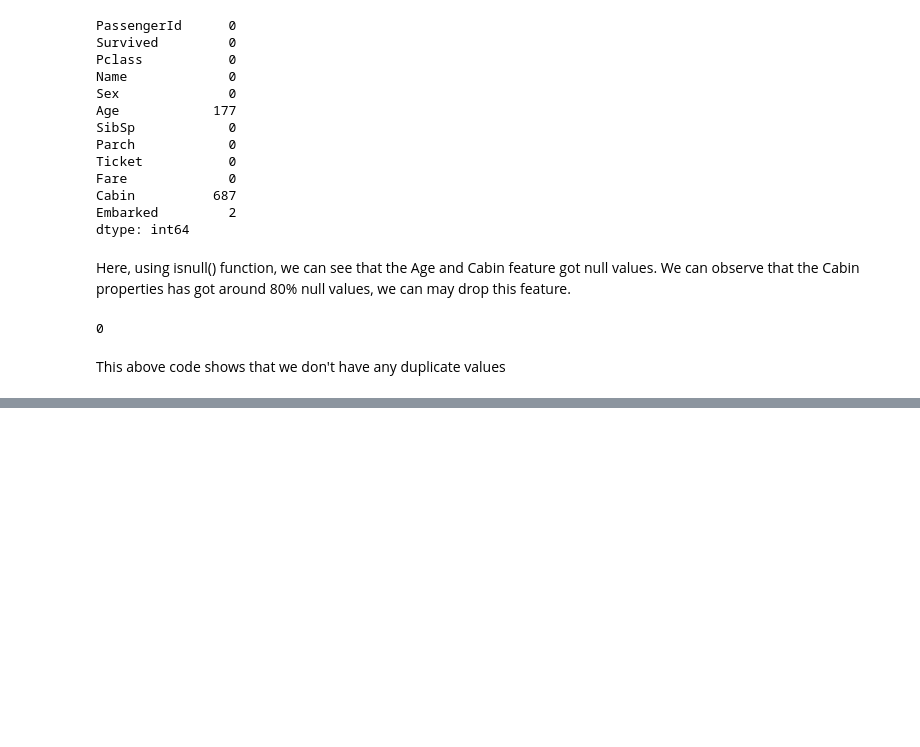
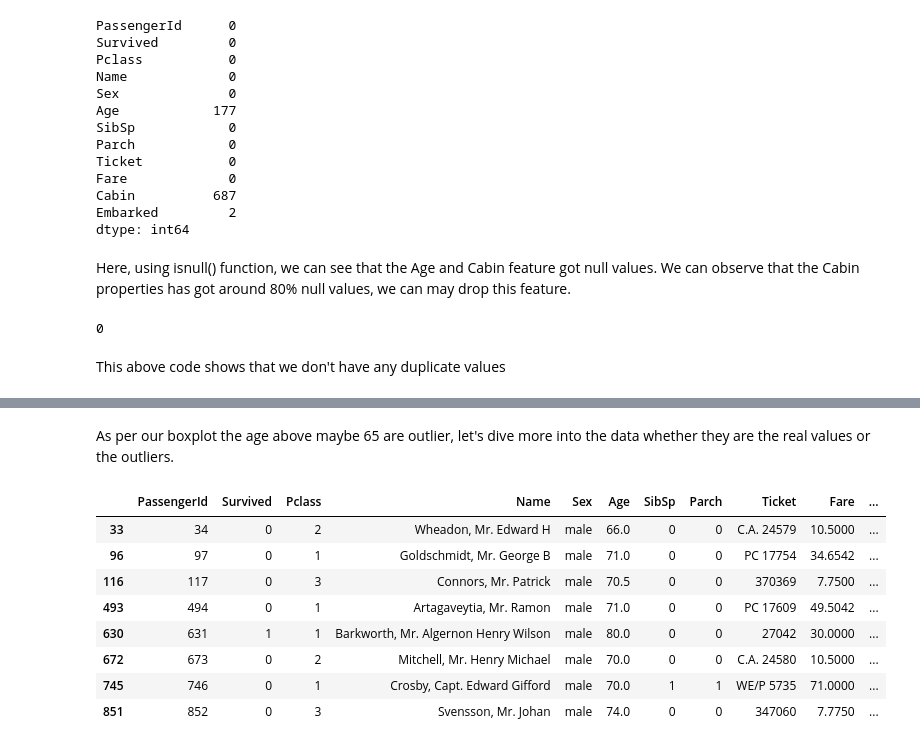
Before and after one commit to niteshpantha/titanic_data, a Jupyter notebook: titanic_analysis.ipynb, the cells around one changed output, grey strips where cells are left out. Saved outputs shown, nothing was run; the diff lists cells and outputs as text; code cells hidden in the pictures; blank space fills up the shorter version.

Commit message:
Univariate analysis in age column

```diff
--- a/titanic_analysis.ipynb
+++ b/titanic_analysis.ipynb
@@ -67,0 +169,17 @@ This above code shows that we don't have any duplicate values
+# %% [markdown]
+As per our boxplot the age above maybe 65 are outlier,
+let's dive more into the data whether they are the real values or the outliers.
+# %%
+df_train[df_train['Age'] > 65]
+# Here, the data shows that the age is relevent and we can conclude the age upto 80 years are traveling in titanic.
+# We can further conclude the survival score as per the age bivariate analysis
+# %% [output]
+|  | PassengerId | Survived | Pclass | Name | Sex | Age | SibSp | Parch | Ticket | Fare | ... |
+| 33 | 34 | 0 | 2 | Wheadon, Mr. Edward H | male | 66.0 | 0 | 0 | C.A. 24579 | 10.5000 | ... |
+| 96 | 97 | 0 | 1 | Goldschmidt, Mr. George B | male | 71.0 | 0 | 0 | PC 17754 | 34.6542 | ... |
+| 116 | 117 | 0 | 3 | Connors, Mr. Patrick | male | 70.5 | 0 | 0 | 370369 | 7.7500 | ... |
+| 493 | 494 | 0 | 1 | Artagaveytia, Mr. Ramon | male | 71.0 | 0 | 0 | PC 17609 | 49.5042 | ... |
+| 630 | 631 | 1 | 1 | Barkworth, Mr. Algernon Henry Wilson | male | 80.0 | 0 | 0 | 27042 | 30.0000 | ... |
+| 672 | 673 | 0 | 2 | Mitchell, Mr. Henry Michael | male | 70.0 | 0 | 0 | C.A. 24580 | 10.5000 | ... |
+| 745 | 746 | 0 | 1 | Crosby, Capt. Edward Gifford | male | 70.0 | 1 | 1 | WE/P 5735 | 71.0000 | ... |
+| 851 | 852 | 0 | 3 | Svensson, Mr. Johan | male | 74.0 | 0 | 0 | 347060 | 7.7750 | ... |
```
Also changed, not shown: parts of 12 cells of this notebook.
